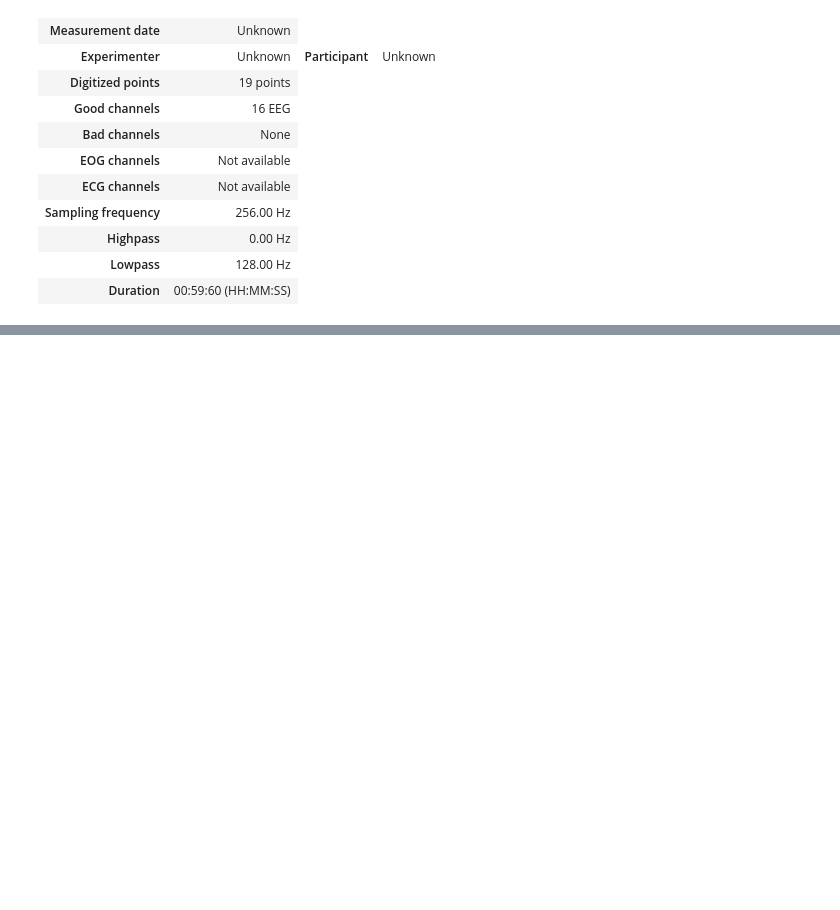
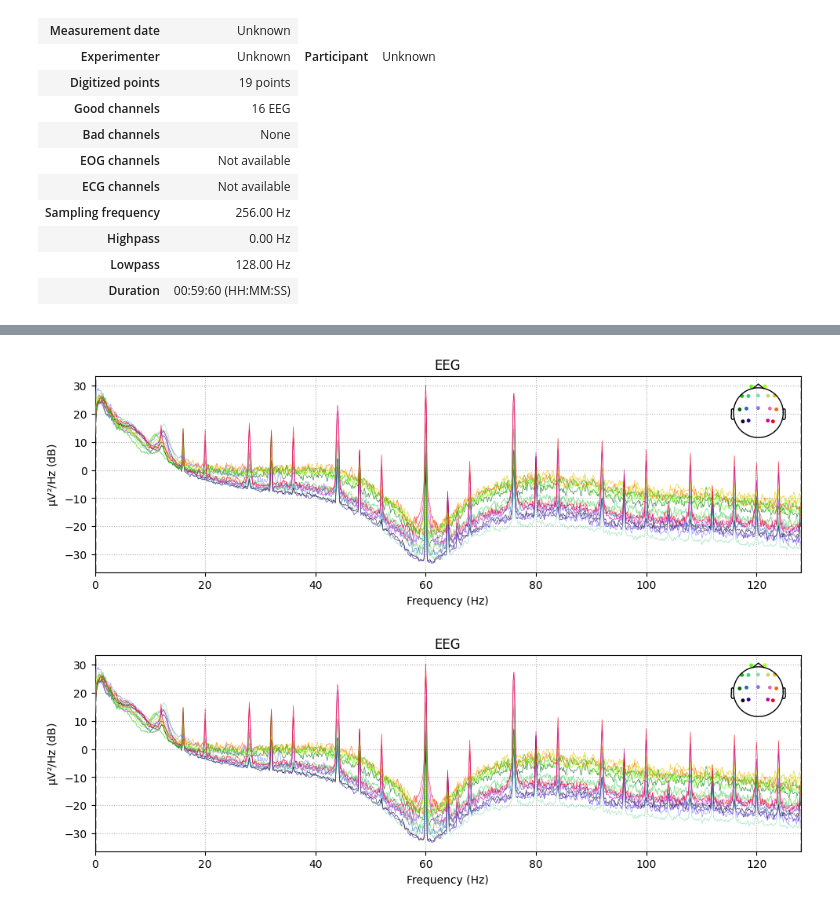
Before and after one commit to luizantoniona/eeg-epileptic-seizure-detection, a Jupyter notebook: notebook/datasetpreview.ipynb, the cells around one changed output, grey strips where cells are left out. Drawn from its saved outputs; the diff is of its cells as text; code cells hidden in the pictures; blank space fills up the shorter version.

```diff
--- a/notebook/datasetpreview.ipynb
+++ b/notebook/datasetpreview.ipynb
@@ -58,3 +89,6 @@ edf_raw_object.set_montage('standard_1020')
 | Highpass | 0.00 Hz |
 | Lowpass | 128.00 Hz |
 | Duration | 00:59:60 (HH:MM:SS) |
+# %%
+power_data = edf_raw_object.compute_psd()
+power_data
@@ -60,0 +105,5 @@ edf_raw_object.set_montage('standard_1020')
+# %%
+power_data.plot();
+# %% [output]
+[figure, added]
+[figure, added]
```
Also changed, not shown: parts of 7 cells of this notebook.
